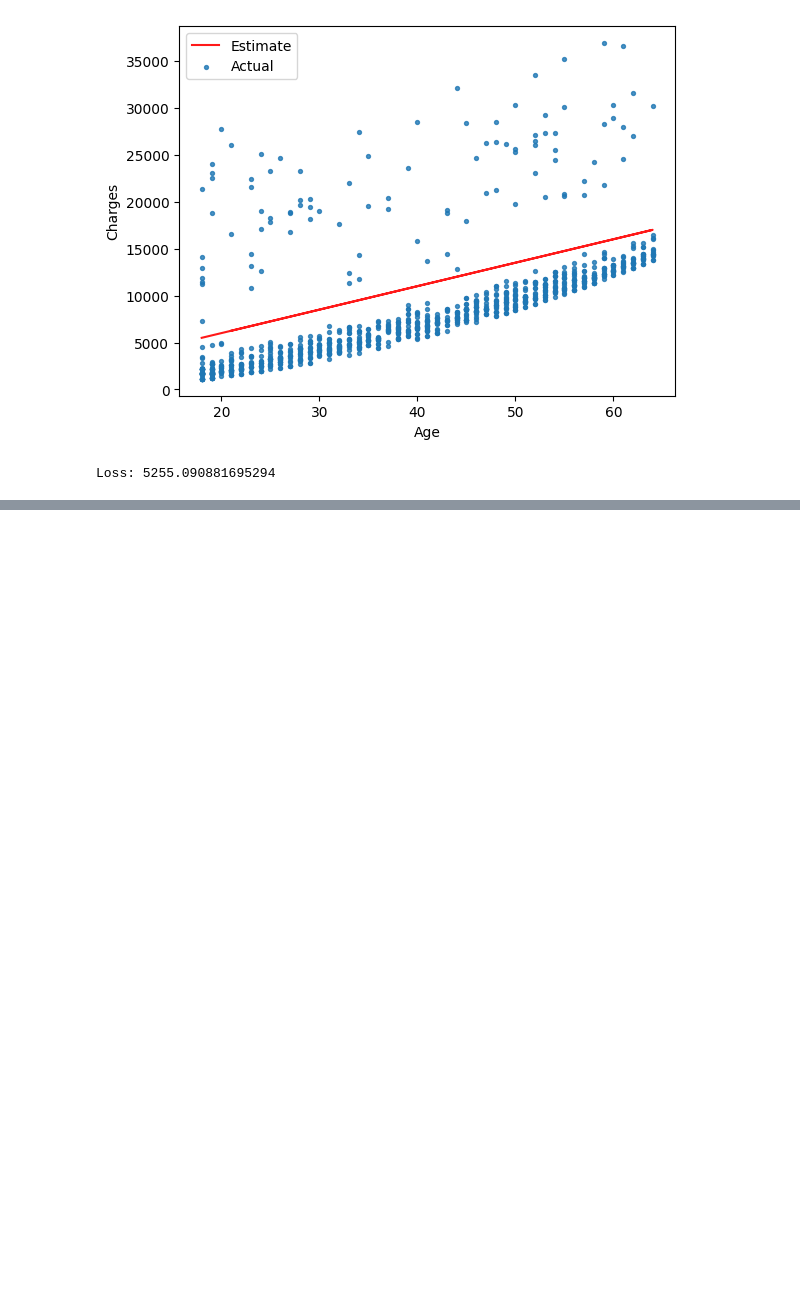
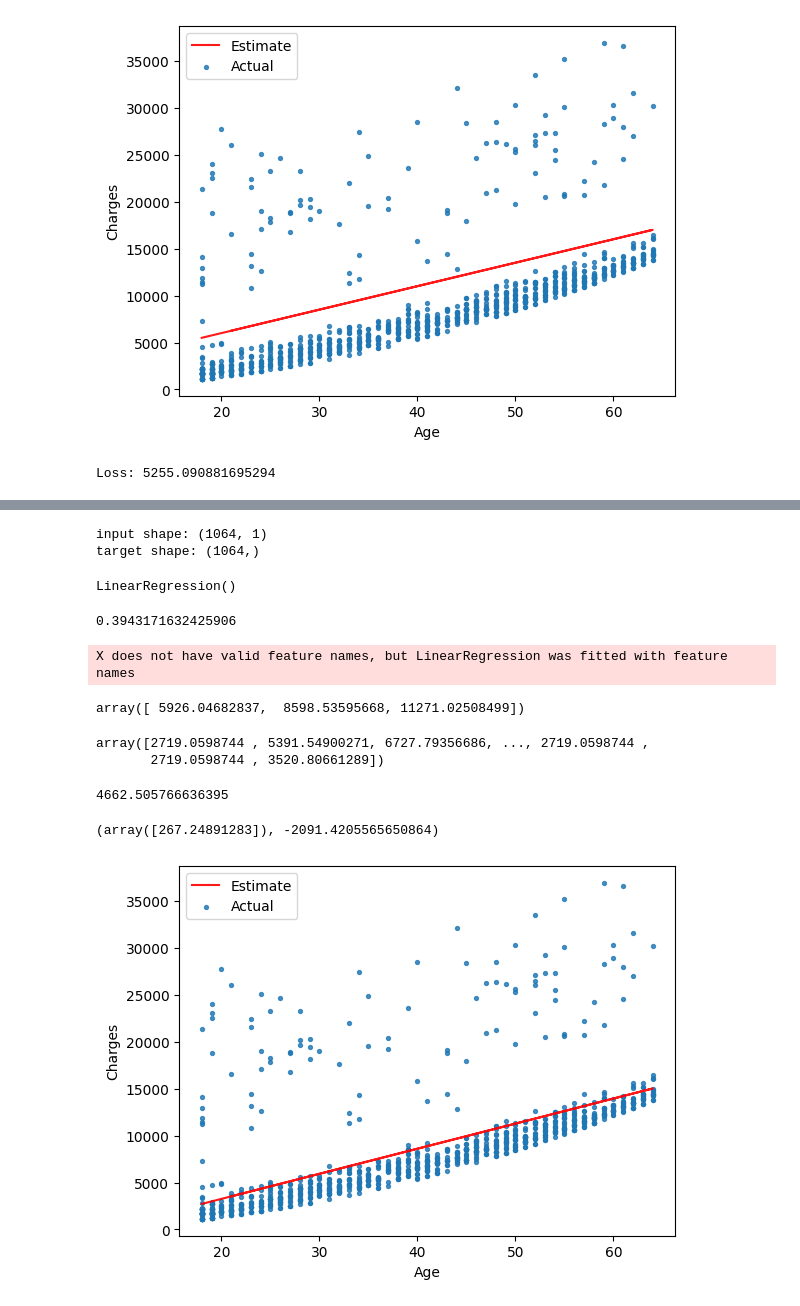
Before and after one commit to Hridayansh018/ML_Basics, a Jupyter notebook: Supervised learning/Self Revision/Linear Regression/Practice_file1.ipynb, the cells around one changed output, grey strips where cells are left out. Cells and saved outputs as stored; diff of their text form; code cells hidden in the pictures; blank space fills up the shorter version.

```diff
--- a/Supervised learning/Self Revision/Linear Regression/Practice_file1.ipynb
+++ b/Supervised learning/Self Revision/Linear Regression/Practice_file1.ipynb
@@ -307,0 +284,41 @@ TypeError: TransformerMixin.fit_transform() missing 1 required positional argume
+# %%
+input = non_smoker[['age']]
+target = non_smoker['charges']
+print('input shape:' , input.shape)
+print('target shape:' , target.shape)
+# %% [output]
+input shape: (1064, 1)
+target shape: (1064,)
+# %%
+lr.fit(input, target)
+# %% [output]
+LinearRegression()
+# %%
+lr.score(input, target)
+# %% [output]
+0.3943171632425906
+# %%
+lr.predict(np.array([[30],
+            [40],
+            [50]]))
+# %% [output]
+X does not have valid feature names, but LinearRegression was fitted with feature names
+array([ 5926.04682837,  8598.53595668, 11271.02508499])
+# %%
+predictions = lr.predict(input)
+predictions
+# %% [output]
+array([2719.0598744 , 5391.54900271, 6727.79356686, ..., 2719.0598744 ,
+       2719.0598744 , 3520.80661289])
+# %%
+rmse(target, predictions)
+# %% [output]
+4662.505766636395
+# %%
+lr.coef_, lr.intercept_
+# %% [output]
+(array([267.24891283]), -2091.4205565650864)
+# %%
+try_parameters_x(lr.coef_, lr.intercept_)
+# %% [output]
+[figure, added]
```
Also changed, not shown: parts of 22 cells of this notebook.
